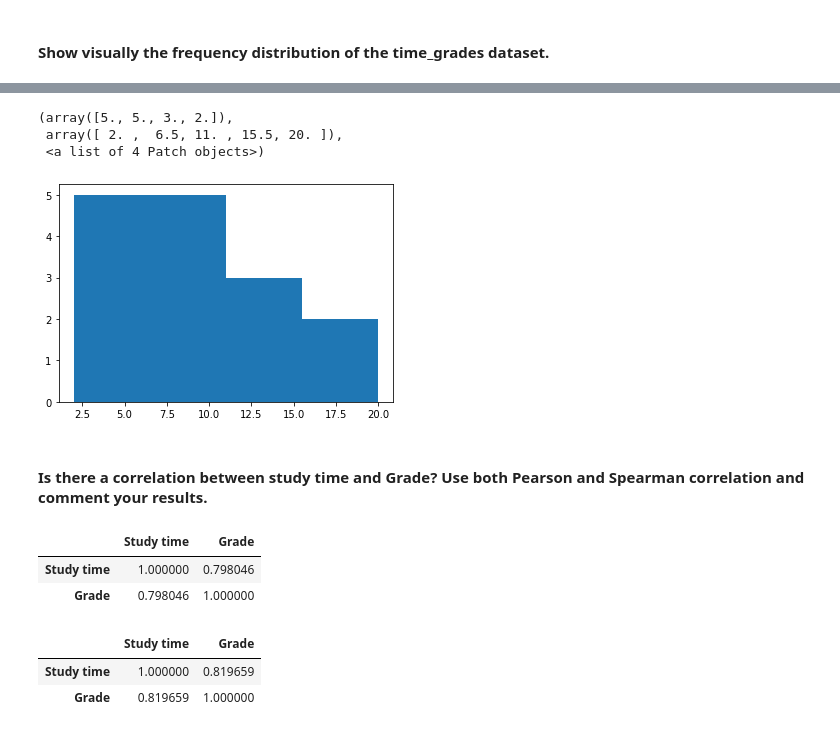
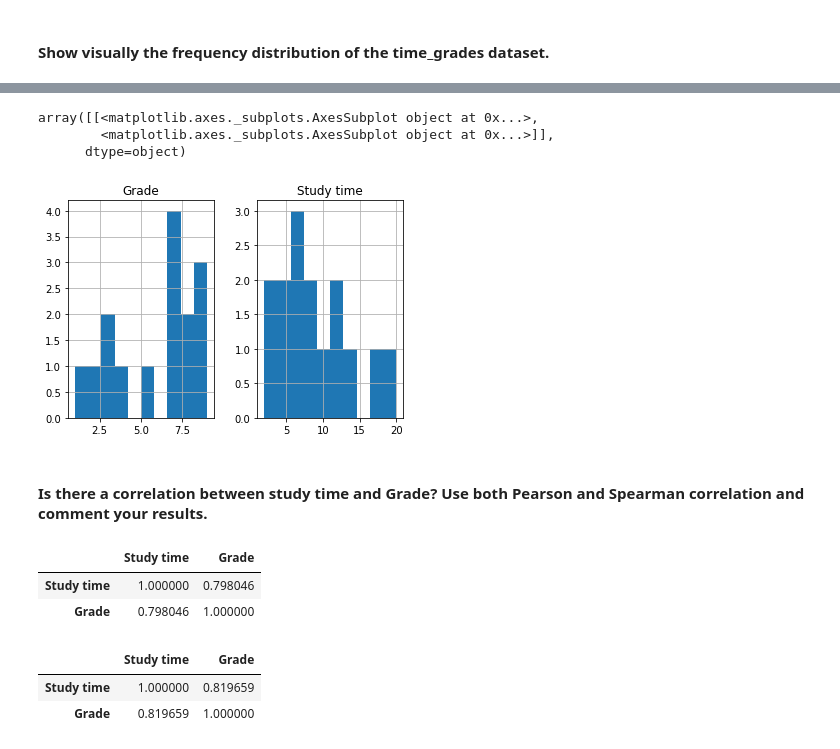
Before and after one commit to ta-data-lis/lab-pivot-table-and-correlation, a Jupyter notebook: your_code/main.ipynb, the cells around one changed output, grey strips where cells are left out. Cells and saved outputs as stored; diff of their text form; code cells hidden in the pictures.

```diff
--- a/your_code/main.ipynb
+++ b/your_code/main.ipynb
@@ -406,19 +405,21 @@ plt.hist(time_grades['Grade'], bins=4)
-# %%
-plt.hist(time_grades['Study time'], bins=4)
-# %% [output]
-(array([5., 5., 3., 2.]),
- array([ 2. ,  6.5, 11. , 15.5, 20. ]),
- <a list of 4 Patch objects>)
-[figure, removed]
+# %%
+time_grades.hist()
+# %% [output]
+array([[<matplotlib.axes._subplots.AxesSubplot object at 0x...>,
+        <matplotlib.axes._subplots.AxesSubplot object at 0x...>]],
+      dtype=object)
+[figure, added]
 # %% [markdown]
 #### Is there a correlation between study time and Grade? Use both Pearson and Spearman correlation and comment your results.
-# %%
-# your answer here
-time_grades.corr(method='pearson')
-# %% [output]
-|  | Study time | Grade |
-| Study time | 1.000000 | 0.798046 |
-| Grade | 0.798046 | 1.000000 |
+# %%
+# your answer here
+time_grades.corr(method='pearson')
+# both Spearman and Pearson show a high positive correlation between Study Time and Grade, which means as one increases,
+# the other one does too
+# %% [output]
+|  | Study time | Grade |
+| Study time | 1.000000 | 0.798046 |
+| Grade | 0.798046 | 1.000000 |
 # %%
 time_grades.corr(method='spearman')
 # %% [output]
```
Also changed, not shown: parts of 12 cells of this notebook.
